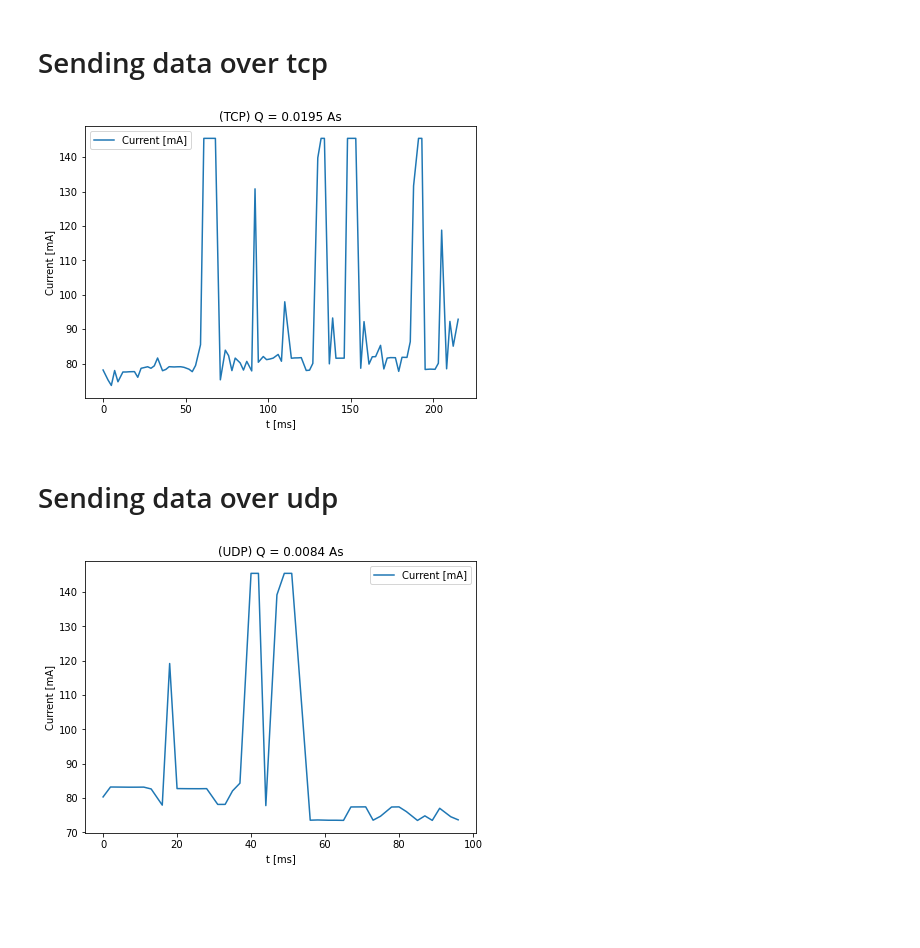
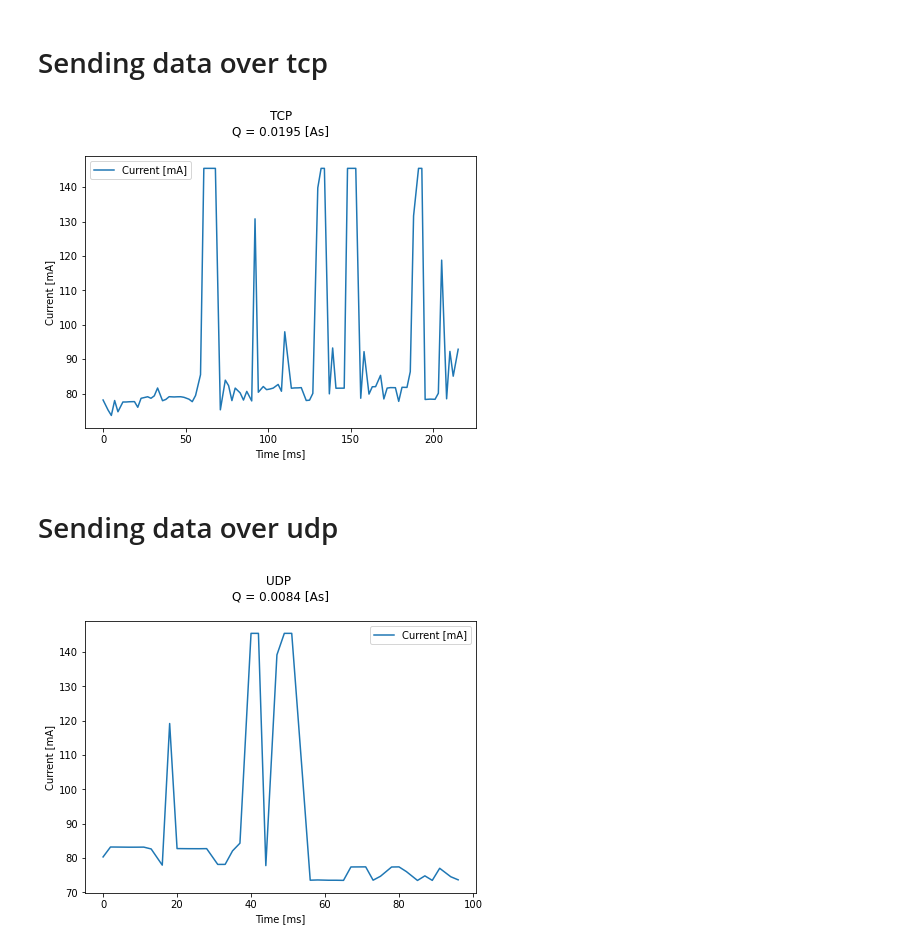
Before and after one commit to widmannthomas/dibse_integratives_gesamt_projekt, a Jupyter notebook: current_sensor/udp_tcp/udp_tcp_analysis.ipynb, the cells around one changed output. Drawn from its saved outputs; the diff is of its cells as text; code cells hidden in the pictures; blank space fills up the shorter version.

```diff
--- a/current_sensor/udp_tcp/udp_tcp_analysis.ipynb
+++ b/current_sensor/udp_tcp/udp_tcp_analysis.ipynb
@@ -59,28 +71,28 @@ def calc_AmpereSecFromDataFrame(df):
 
 def calc_load_coulomb_str(df):
     load = calc_AmpereSecFromDataFrame(df)
-    return "Q = {:.4f} As".format(load)
+    return "Q = {:.4f} [As]".format(load)
 # %% [markdown]
 # Sending data over tcp
 # %%
 df_tcp = pd.read_csv("tcp/tcp_50.csv", sep=" ", names=["time_ms", "current_mA"])
-plt.title("(TCP) " + calc_load_coulomb_str(df_tcp))
-plt.xlabel("t [ms]")
+plt.title("TCP\n" + calc_load_coulomb_str(df_tcp)+"\n")
+plt.xlabel("Time [ms]")
 plt.ylabel("Current [mA]")
 plt.plot(df_tcp.time_ms[:], df_tcp.current_mA[:], label="Current [mA]")
 plt.legend()
 plt.show()
 # %% [output]
-[figure, old version]
+[figure, new version]
 # %% [markdown]
 # Sending data over udp
 # %%
 df_udp = pd.read_csv("udp/udp_50.csv", sep=" ", names=["time_ms", "current_mA"])
-plt.title("(UDP) " + calc_load_coulomb_str(df_udp))
-plt.xlabel("t [ms]")
+plt.title("UDP \n" + calc_load_coulomb_str(df_udp)+ "\n")
+plt.xlabel("Time [ms]")
 plt.ylabel("Current [mA]")
 plt.plot(df_udp.time_ms[:], df_udp.current_mA[:], label="Current [mA]")
 plt.legend()
 plt.show()
 # %% [output]
-[figure, old version]
+[figure, new version]
```
Also changed, not shown: parts of 15 cells of this notebook, 22 other files.
